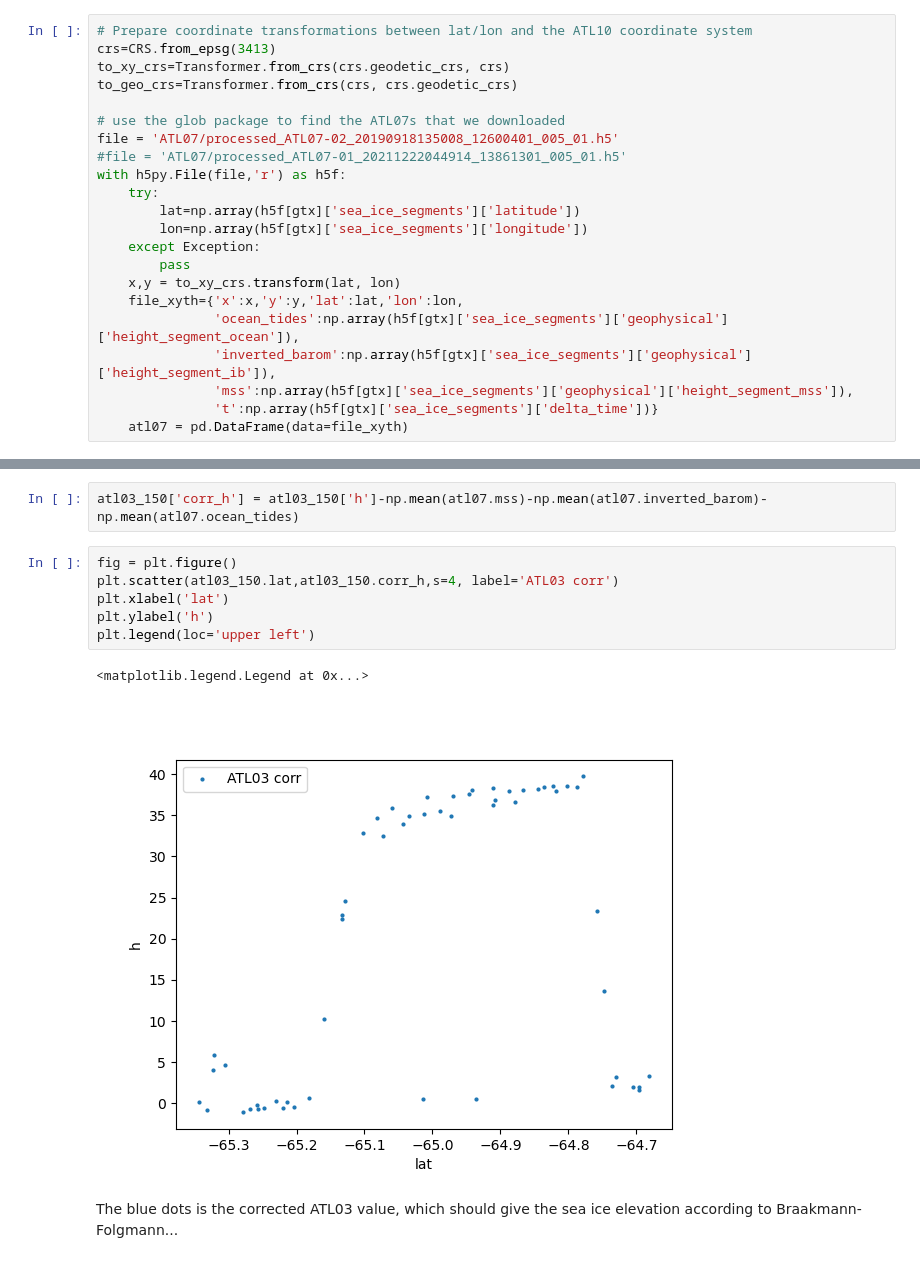
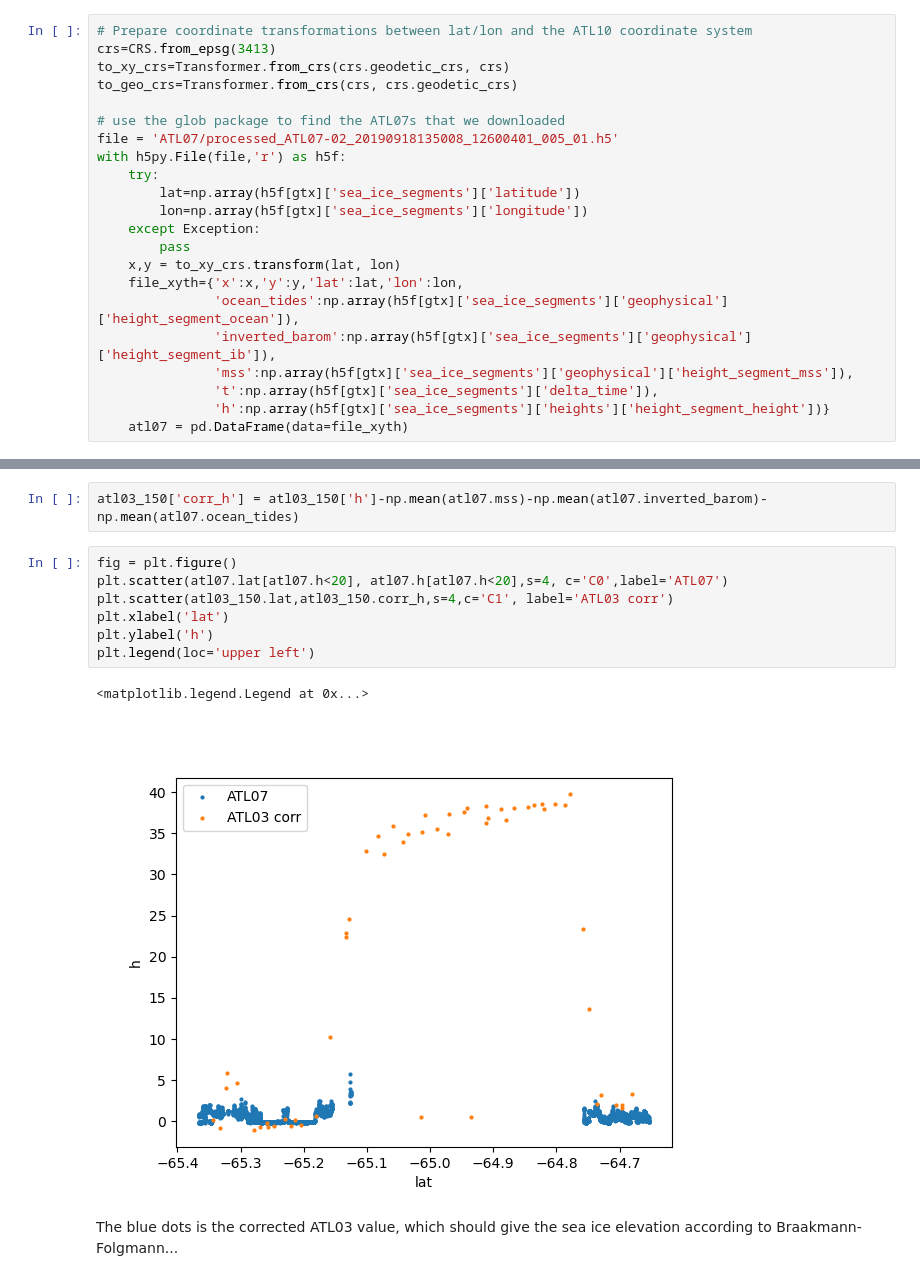
Before and after one commit to ICESAT-2HackWeek/2022Berg, a Jupyter notebook: contributors/isolde/OpenAlt_ATL03.ipynb, the cells around one changed output, grey strips where cells are left out. Drawn from its saved outputs; the diff is of its cells as text.

```diff
--- a/contributors/isolde/OpenAlt_ATL03.ipynb
+++ b/contributors/isolde/OpenAlt_ATL03.ipynb
@@ -76,7 +80,6 @@ to_geo_crs=Transformer.from_crs(crs, crs.geodetic_crs)
 
 # use the glob package to find the ATL07s that we downloaded
 file = 'ATL07/processed_ATL07-02_20190918135008_12600401_005_01.h5'
-#file = 'ATL07/processed_ATL07-01_20211222044914_13861301_005_01.h5'
 with h5py.File(file,'r') as h5f:
     try:
         lat=np.array(h5f[gtx]['sea_ice_segments']['latitude'])
@@ -88,7 +91,8 @@ with h5py.File(file,'r') as h5f:
                'ocean_tides':np.array(h5f[gtx]['sea_ice_segments']['geophysical']['height_segment_ocean']),
                'inverted_barom':np.array(h5f[gtx]['sea_ice_segments']['geophysical']['height_segment_ib']),
                'mss':np.array(h5f[gtx]['sea_ice_segments']['geophysical']['height_segment_mss']),
-               't':np.array(h5f[gtx]['sea_ice_segments']['delta_time'])}
+               't':np.array(h5f[gtx]['sea_ice_segments']['delta_time']),
+               'h':np.array(h5f[gtx]['sea_ice_segments']['heights']['height_segment_height'])}
     atl07 = pd.DataFrame(data=file_xyth)
 # %%
 atl07
@@ -112,13 +116,14 @@ We need to correct for mean sea surface, the inverted barometer effect and ocean
 atl03_150['corr_h'] = atl03_150['h']-np.mean(atl07.mss)-np.mean(atl07.inverted_barom)-np.mean(atl07.ocean_tides)
 # %%
 fig = plt.figure()
-plt.scatter(atl03_150.lat,atl03_150.corr_h,s=4, label='ATL03 corr')
+plt.scatter(atl07.lat[atl07.h<20], atl07.h[atl07.h<20],s=4, c='C0',label='ATL07')
+plt.scatter(atl03_150.lat,atl03_150.corr_h,s=4,c='C1', label='ATL03 corr')
 plt.xlabel('lat')
 plt.ylabel('h')
 plt.legend(loc='upper left')
 # %% [output]
 <matplotlib.legend.Legend at 0x...>
-[figure, old version]
+[figure, new version]
 # %% [markdown]
 The blue dots is the corrected ATL03 value, which should give the sea ice elevation according to Braakmann-Folgmann...
 # %%
```
Also changed, not shown: parts of 11 cells of this notebook, 1 other file.
